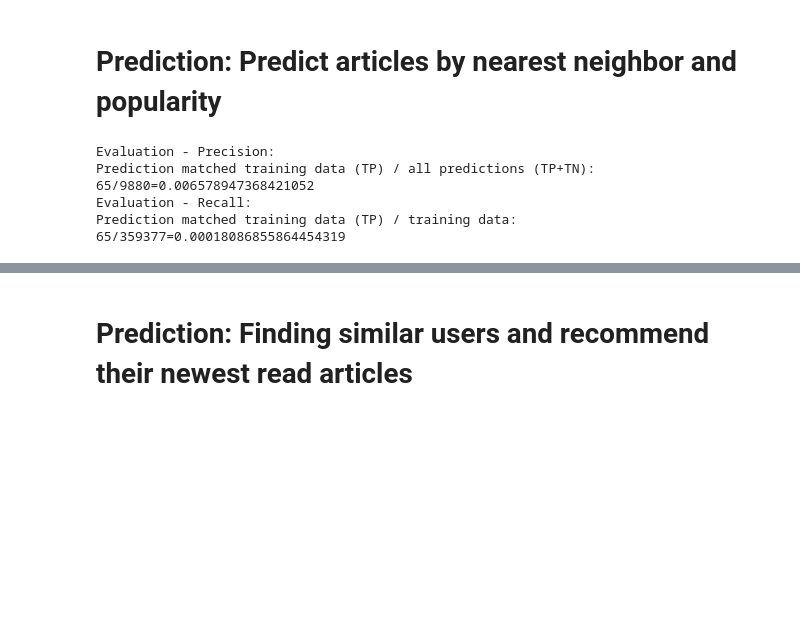
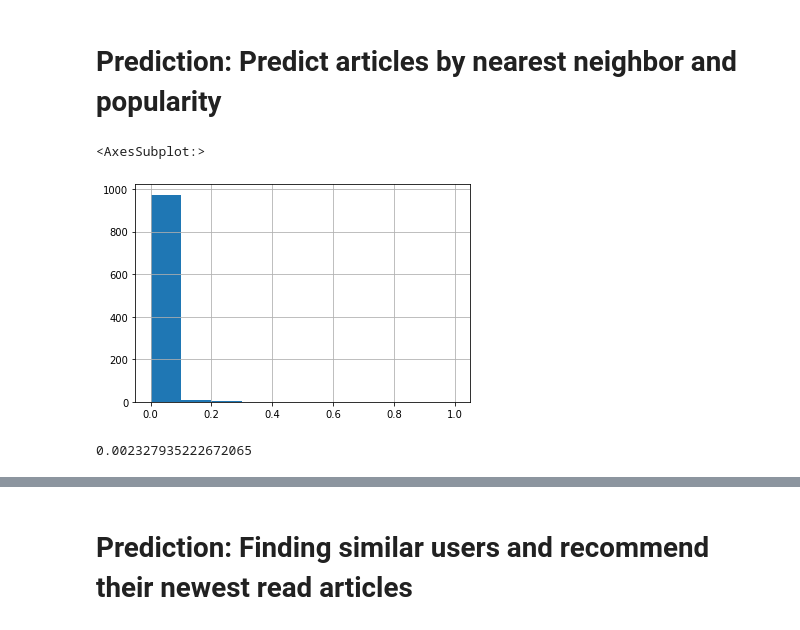
Before and after one commit to jonev/recommender-systems, a Jupyter notebook: graph_based_db.ipynb, the cells around one changed output, grey strips where cells are left out. Saved outputs shown, nothing was run; the diff lists cells and outputs as text; code cells hidden in the pictures; blank space fills up the shorter version.

Commit message:
Updated evaluation metrics. Added plots.

```diff
--- a/graph_based_db.ipynb
+++ b/graph_based_db.ipynb
@@ -54,13 +45,11 @@ def print_precision(df_predictions, df_test_data):
 def precision(test_data_user, predictions):
     if(len(predictions) == 0):
         return
-    user_id = test_data_user["userId"].iloc[0]
     true_positives = test_data_user[test_data_user["url"].isin(predictions["url"])]
-    logging.info(f"Evaluation - Precision: {user_id}, len: {len(test_data_user)}: "\
-        "Prediction matched training data (TP) / all predictions (TP+TN): "\
-            f"{len(true_positives)}/{len(predictions)}="\
-                        f"{len(true_positives)/len(predictions)}")
+    true_positive_false_positive = predictions
+    return len(true_positives)/len(true_positive_false_positive) # TP / (TP + FP)
 
-def print_precision_per_user(df_predictions, df_test_data):
+def precision_per_user(df_predictions, df_test_data):
     test_data = df_test_data[["userId", "url"]]
-    test_data.groupby('userId').apply(lambda user: precision(user, df_predictions[df_predictions["userId"] == user["userId"].iloc[0]]))
+    precisions = test_data.groupby('userId').apply(lambda user: precision(user, df_predictions[df_predictions["userId"] == user["userId"].iloc[0]]))
+    return precisions
@@ -83,14 +73,13 @@ start_time = time.time()
 logging.info(f"Prediction took: {((time.time() - start_time)/60.0)} minutes, or hours: {((time.time() - start_time)/3600.0)}")
 # %%
 # Evaluating: 10 predictions per user, for all users, on popularity
-predictions = pd.read_feather("predictions_popularity_all_users.feather")
-print_precision(predictions, df_test)
-print_recall(predictions, df_test)
-print_precision_per_user(predictions, df_test)
+predictions_popularity = pd.read_feather("predictions_popularity_all_users.feather")
+precision_popularity = precision_per_user(predictions_popularity, df_test)
+precision_popularity.hist(bins=[0.0, 0.1, 0.2, 0.3, 0.4, 0.5, 0.6, 0.7, 0.8, 0.9, 1.0])
 # %% [output]
-Evaluation - Precision:
-Prediction matched training data (TP) / all predictions (TP+TN):
-65/9880=0.006578947368421052
-Evaluation - Recall:
-Prediction matched training data (TP) / training data:
-65/359377=0.00018086855864454319
+<AxesSubplot:>
+[figure, added]
+# %%
+precision_popularity.mean()
+# %% [output]
+0.002327935222672065
```
Also changed, not shown: parts of 15 cells of this notebook.
